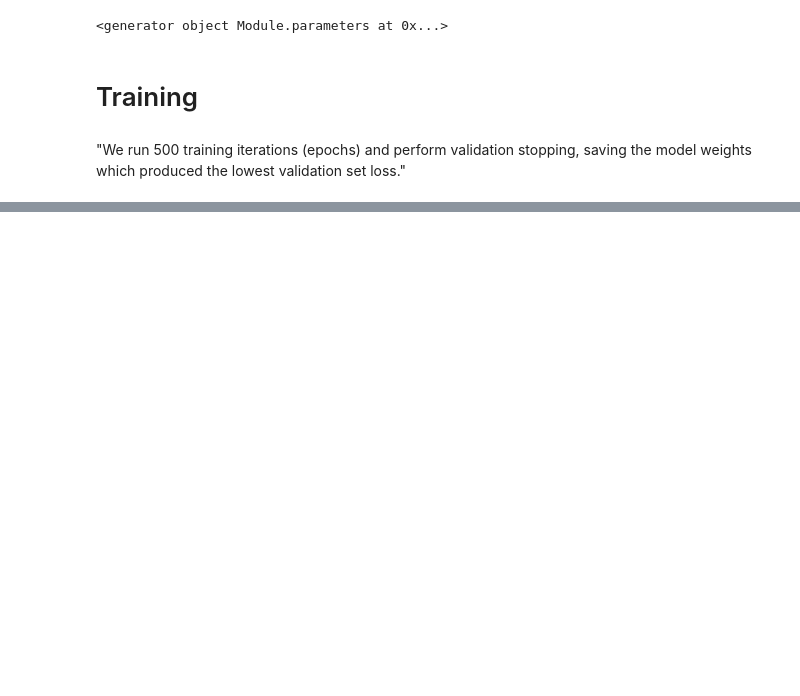
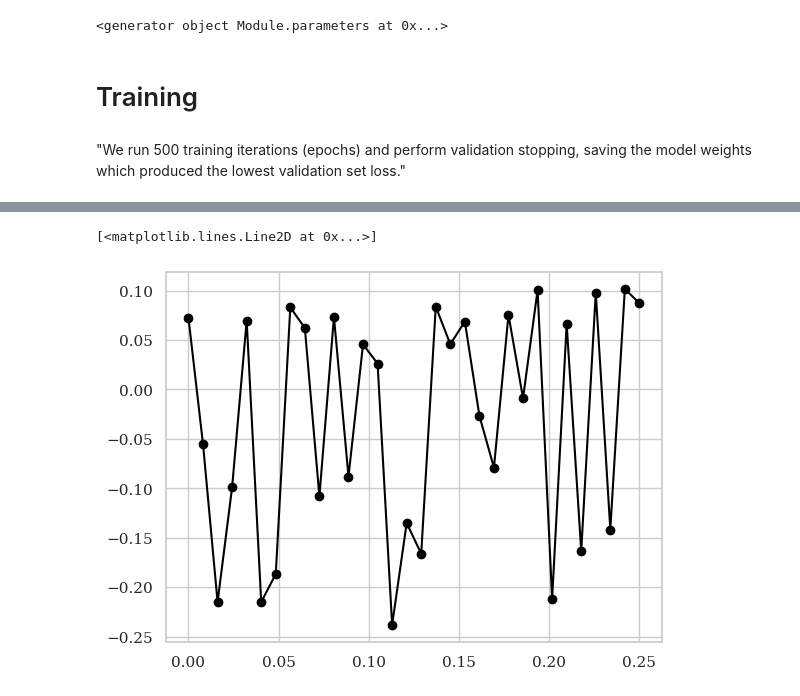
Before and after one commit to PraKesEy/EEGNetReplication, a Jupyter notebook: notebooks/04_model.ipynb, the cells around one changed output, grey strips where cells are left out. Drawn from its saved outputs; the diff is of its cells as text; code cells hidden in the pictures; blank space fills up the shorter version.

```diff
--- a/notebooks/04_model.ipynb
+++ b/notebooks/04_model.ipynb
@@ -358,0 +414,4 @@ Text(0, 0.5, 'Loss')
+# %%
+temporal_filters = best_model['temporal.0.weight']
+# %%
+temp_f_1 = temporal_filters[0,0,0]
@@ -358,0 +422,6 @@ Text(0, 0.5, 'Loss')
+# %%
+t = np.linspace(0,0.25,temp_f_1.shape[0]) # filter should cover ~250 ms of input (if input is 257 points and filter is 32 points long)
+plt.plot(t, temp_f_1, 'ko-')
+# %% [output]
+[<matplotlib.lines.Line2D at 0x...>]
+[figure, added]
```
Also changed, not shown: parts of 16 cells of this notebook.
